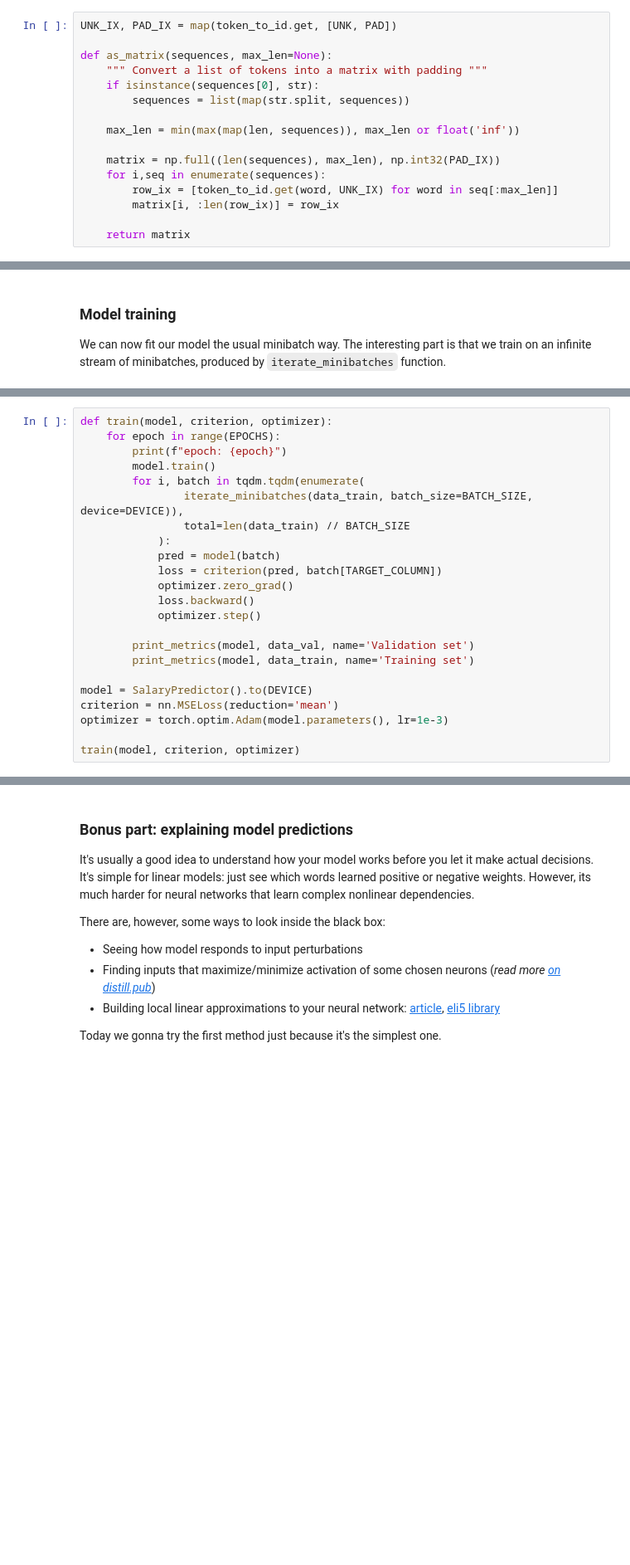
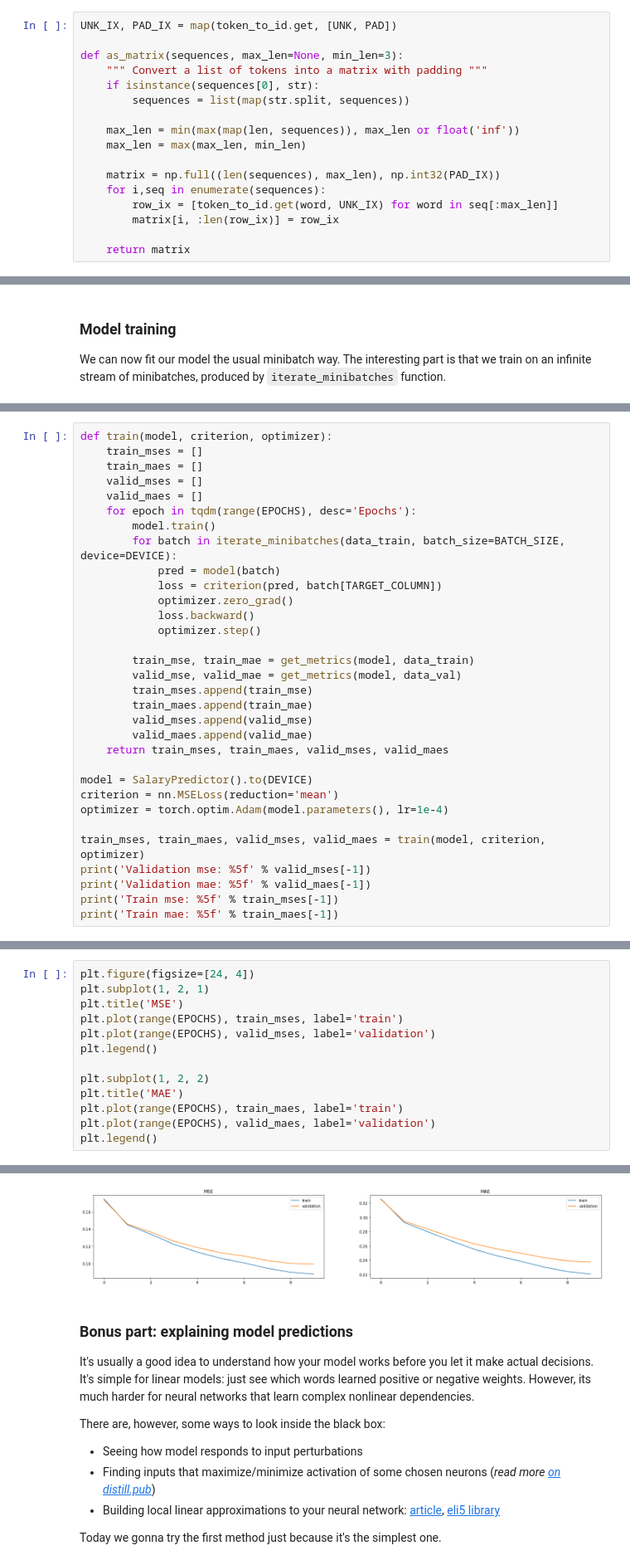
Before and after one commit to DmitryBelikov/nlp_course, a Jupyter notebook: week02_classification/seminar.ipynb, the cells around one changed output, grey strips where cells are left out. Shown at 83% size. Drawn from its saved outputs; the diff is of its cells as text; blank space fills up the shorter version.

```diff
--- a/week02_classification/seminar.ipynb
+++ b/week02_classification/seminar.ipynb
@@ -194,12 +194,13 @@ And finally, let's use the vocabulary you've built to map text lines into neural
 # %%
 UNK_IX, PAD_IX = map(token_to_id.get, [UNK, PAD])
 
-def as_matrix(sequences, max_len=None):
+def as_matrix(sequences, max_len=None, min_len=3):
     """ Convert a list of tokens into a matrix with padding """
     if isinstance(sequences[0], str):
         sequences = list(map(str.split, sequences))
 
     max_len = min(max(map(len, sequences)), max_len or float('inf'))
+    max_len = max(max_len, min_len)
 
     matrix = np.full((len(sequences), max_len), np.int32(PAD_IX))
     for i,seq in enumerate(sequences):
@@ -425,25 +417,34 @@ def print_metrics(model, data, batch_size=BATCH_SIZE, name="", **kw):
     return mse, mae
 # %%
 def train(model, criterion, optimizer):
-    for epoch in range(EPOCHS):
-        print(f"epoch: {epoch}")
+    train_mses = []
+    train_maes = []
+    valid_mses = []
+    valid_maes = []
+    for epoch in tqdm(range(EPOCHS), desc='Epochs'):
         model.train()
-        for i, batch in tqdm.tqdm(enumerate(
-                iterate_minibatches(data_train, batch_size=BATCH_SIZE, device=DEVICE)),
-                total=len(data_train) // BATCH_SIZE
-            ):
+        for batch in iterate_minibatches(data_train, batch_size=BATCH_SIZE, device=DEVICE):
             pred = model(batch)
             loss = criterion(pred, batch[TARGET_COLUMN])
             optimizer.zero_grad()
             loss.backward()
             optimizer.step()
 
-        print_metrics(model, data_val, name='Validation set')
-        print_metrics(model, data_train, name='Training set')
+        train_mse, train_mae = get_metrics(model, data_train)
+        valid_mse, valid_mae = get_metrics(model, data_val)
+        train_mses.append(train_mse)
+        train_maes.append(train_mae)
+        valid_mses.append(valid_mse)
+        valid_maes.append(valid_mae)
+    return train_mses, train_maes, valid_mses, valid_maes
 
 model = SalaryPredictor().to(DEVICE)
 criterion = nn.MSELoss(reduction='mean')
-optimizer = torch.optim.Adam(model.parameters(), lr=1e-3)
+optimizer = torch.optim.Adam(model.parameters(), lr=1e-4)
 
-train(model, criterion, optimizer)
+train_mses, train_maes, valid_mses, valid_maes = train(model, criterion, optimizer)
+print('Validation mse: %5f' % valid_mses[-1])
+print('Validation mae: %5f' % valid_maes[-1])
+print('Train mse: %5f' % train_mses[-1])
+print('Train mae: %5f' % train_maes[-1])
 # %% [output]
@@ -526,0 +455,14 @@ pred
+# %%
+plt.figure(figsize=[24, 4])
+plt.subplot(1, 2, 1)
+plt.title('MSE')
+plt.plot(range(EPOCHS), train_mses, label='train')
+plt.plot(range(EPOCHS), valid_mses, label='validation')
+plt.legend()
+
+plt.subplot(1, 2, 2)
+plt.title('MAE')
+plt.plot(range(EPOCHS), train_maes, label='train')
+plt.plot(range(EPOCHS), valid_maes, label='validation')
+plt.legend()
+# %% [output]
@@ -527,3 +470,4 @@ pred
+[figure, added]
 # %% [markdown]
 ### Bonus part: explaining model predictions
 
```
Also changed, not shown: parts of 17 cells of this notebook.
